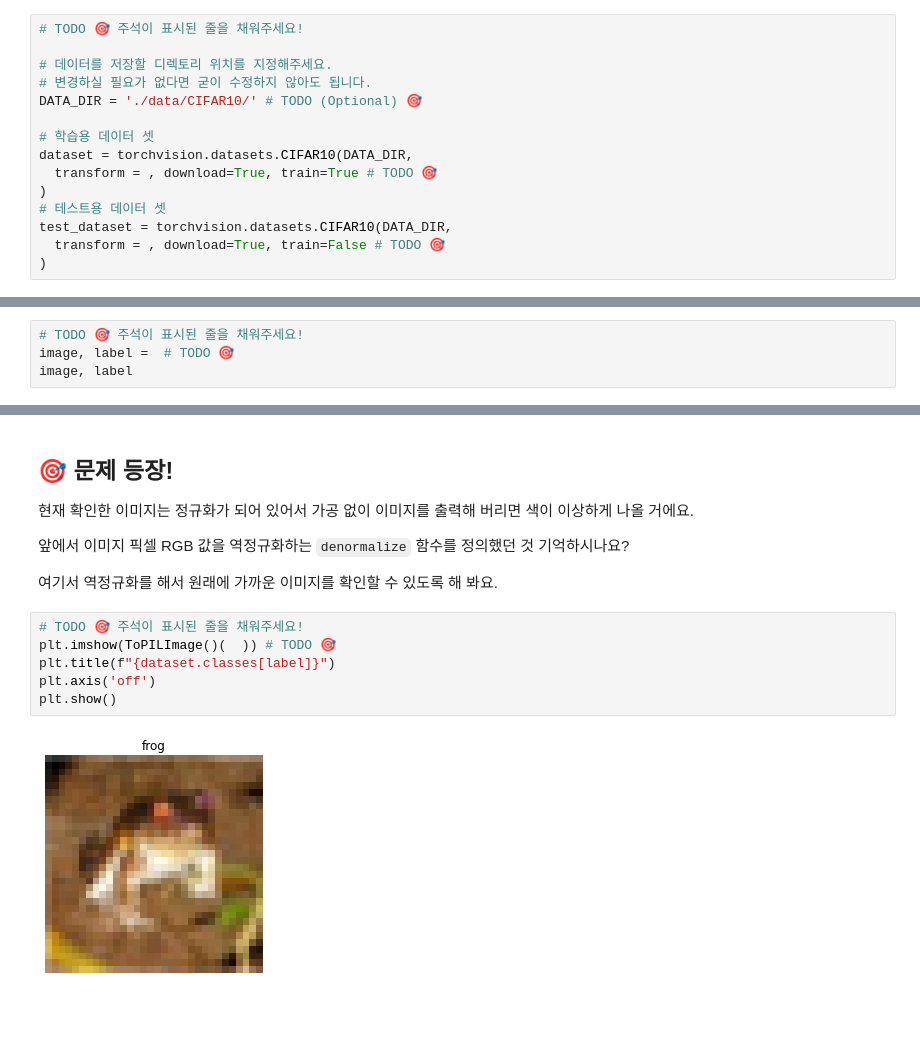
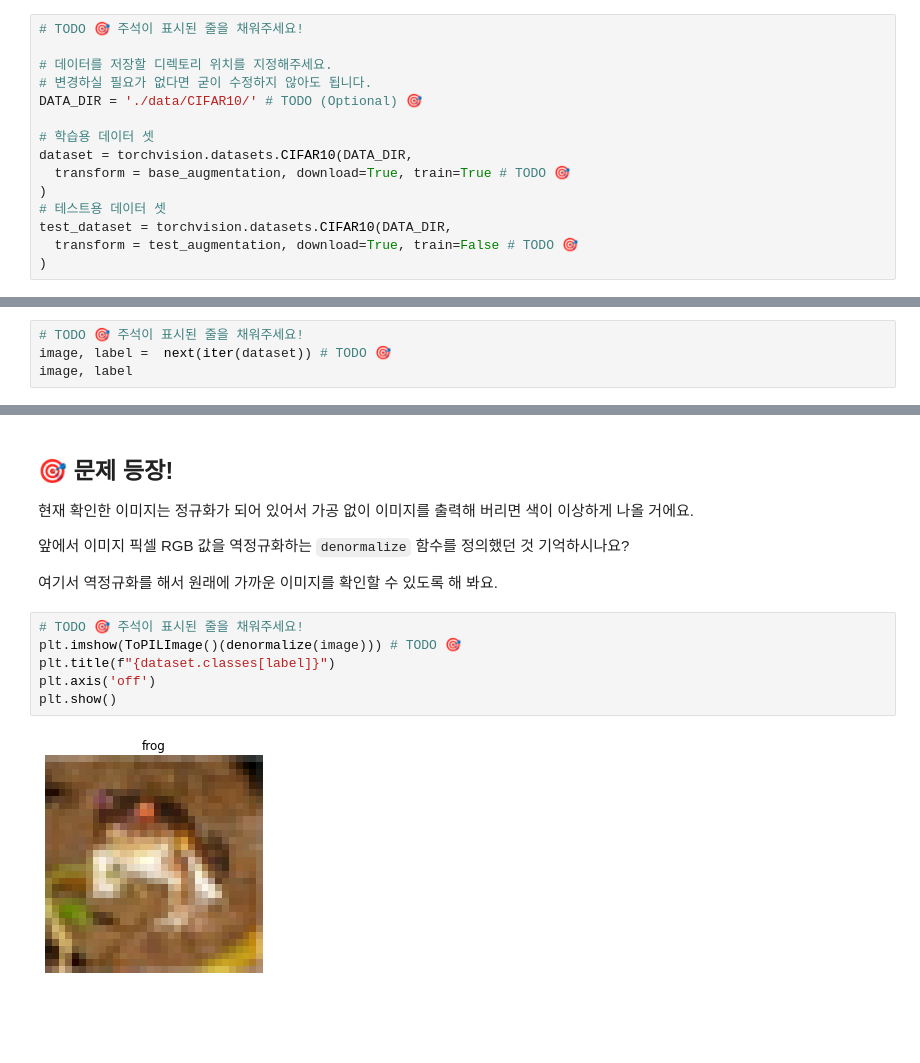
Before and after one commit to CownowAn/bitamin, a Jupyter notebook: week3_RNN/week3_review/PyTorch_RNN_과제.ipynb, the cells around one changed output, grey strips where cells are left out. Drawn from its saved outputs; the diff is of its cells as text.

```diff
--- a/week3_RNN/week3_review/PyTorch_RNN_과제.ipynb
+++ b/week3_RNN/week3_review/PyTorch_RNN_과제.ipynb
@@ -269,10 +269,10 @@ DATA_DIR = './data/CIFAR10/' # TODO (Optional) 🎯
 
 # 학습용 데이터 셋
 dataset = torchvision.datasets.CIFAR10(DATA_DIR,
-  transform = , download=True, train=True # TODO 🎯
+  transform = base_augmentation, download=True, train=True # TODO 🎯
 )
 # 테스트용 데이터 셋
 test_dataset = torchvision.datasets.CIFAR10(DATA_DIR,
-  transform = , download=True, train=False # TODO 🎯
+  transform = test_augmentation, download=True, train=False # TODO 🎯
 )
 # %% [output]
@@ -332,6 +333,6 @@ Python에는 iterable object라는 게 존재해요.
 그래서 데이터 셋의 맨 처음 요소가 어떻게 되어있는지를 확인할 수 있죠.
 # %%
 # TODO 🎯 주석이 표시된 줄을 채워주세요!
-image, label =  # TODO 🎯
+image, label =  next(iter(dataset)) # TODO 🎯
 image, label
 # %% [output]
@@ -372,12 +373,12 @@ torch.Size([3, 32, 32])
 여기서 역정규화를 해서 원래에 가까운 이미지를 확인할 수 있도록 해 봐요.
 # %%
 # TODO 🎯 주석이 표시된 줄을 채워주세요!
-plt.imshow(ToPILImage()(  )) # TODO 🎯
+plt.imshow(ToPILImage()(denormalize(image))) # TODO 🎯
 plt.title(f"{dataset.classes[label]}")
 plt.axis('off')
 plt.show()
 # %% [output]
-[figure, old version]
+[figure, new version]
 # %% [markdown]
 <br/><br/>
 # %% [markdown]
```
Also changed, not shown: parts of 16 cells of this notebook, 1 other file.
